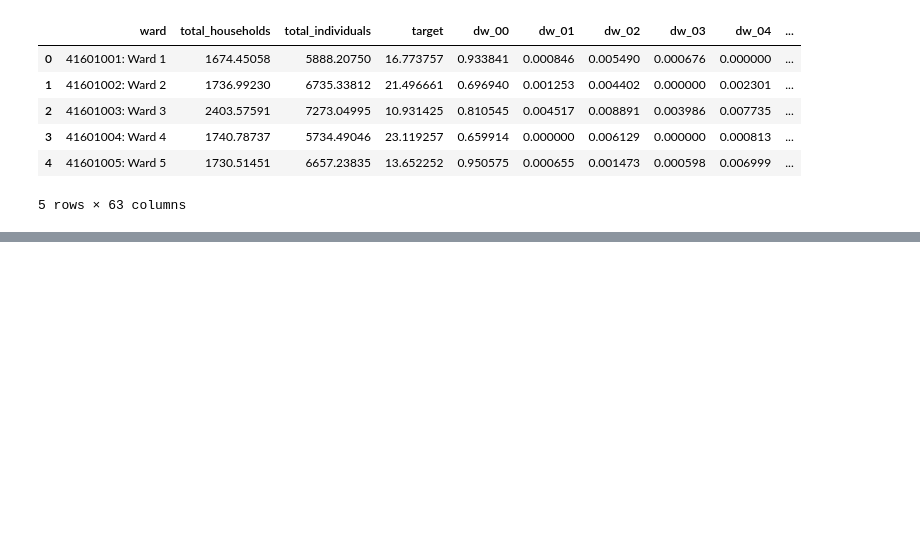
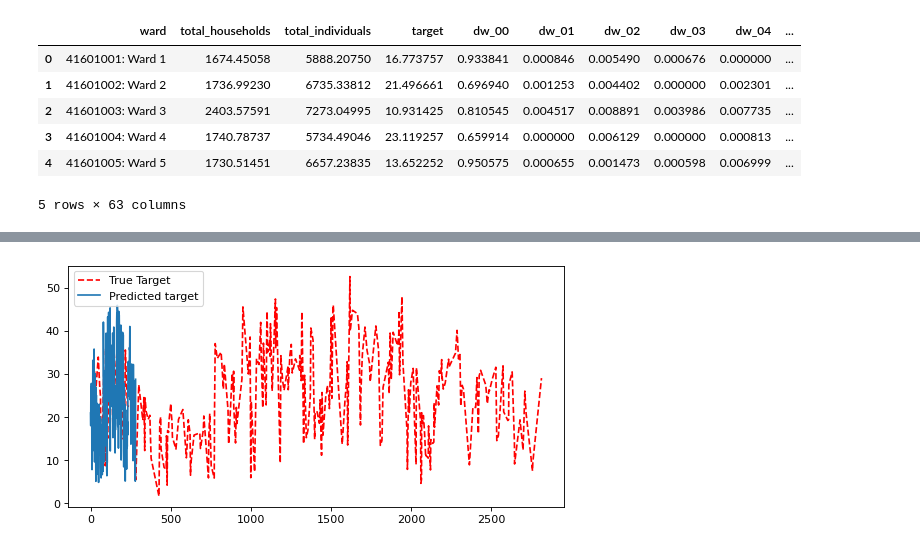
Before and after one commit to Oluwadara-Adepoju/Trail_blazer, a Jupyter notebook: ML.ipynb, the cells around one changed output, grey strips where cells are left out. Cells and saved outputs as stored; diff of their text form; code cells hidden in the pictures; blank space fills up the shorter version.

```diff
--- a/ML.ipynb
+++ b/ML.ipynb
@@ -17,8 +17,8 @@ train.head()
 # %%
 y=train['target']
 # %%
-train = train.drop(['target','ward'],axis=1)
-test = test.drop('ward',axis=1)
+train = train.drop(['target','ward','ADM4_PCODE'],axis=1)
+test = test.drop(['ward','ADM4_PCODE'],axis=1)
 # %%
 train['source'] ='train'
 test['source'] ='test' # creating a new column to distinguish between train and test
@@ -36,0 +94,6 @@ data['total_households'] = np.where(data['total_households'].between(25000,10000
+# %%
+train = data.loc[data['source']=='train']
+test = data.loc[data['source']=='test']
+
+train.drop('source',axis=1,inplace=True)
+test.drop('source',axis=1,inplace=True)
@@ -36,0 +105,3 @@ data['total_households'] = np.where(data['total_households'].between(25000,10000
+# %%
+X = train
+test_new = test
@@ -36,0 +178,8 @@ data['total_households'] = np.where(data['total_households'].between(25000,10000
+# %%
+import matplotlib.pyplot as plt
+plt.figure(figsize=(8, 4), dpi=80)
+plt.plot(y_test, 'r--', pipe.predict(x_test))
+plt.legend(['True Target', 'Predicted target'], loc='upper left')
+plt.show()
+# %% [output]
+[figure, added]
```
Also changed, not shown: parts of 8 cells of this notebook.
